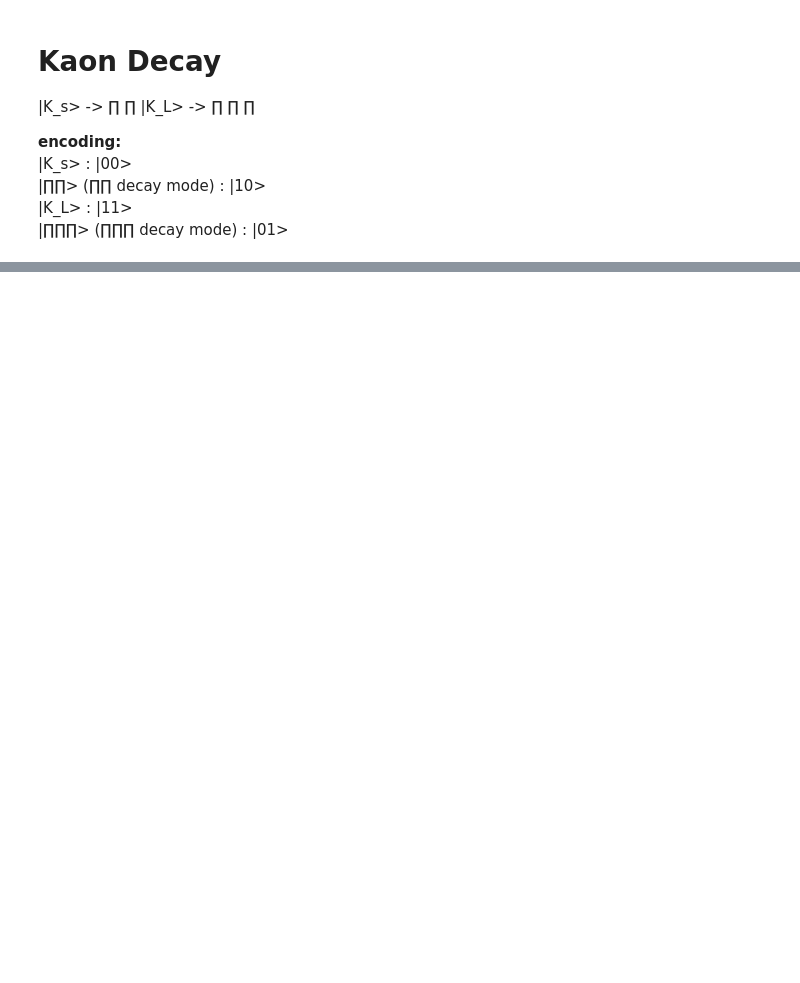
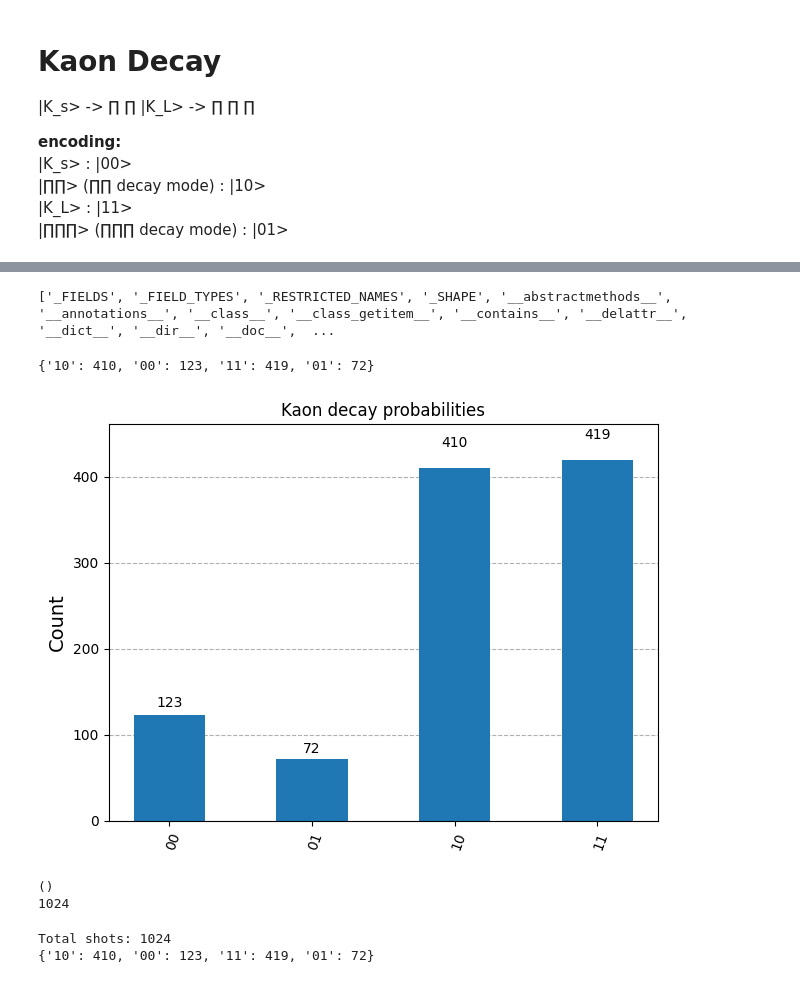
Before and after one commit to AshisNayak-quantum/Neutrino-Oscillations-kaon-decay-SRFP2025, a Jupyter notebook: code/Neutrino_oscillation_and_kaon_decay.ipynb, the cells around one changed output, grey strips where cells are left out. Drawn from its saved outputs; the diff is of its cells as text; code cells hidden in the pictures; blank space fills up the shorter version.

```diff
--- a/code/Neutrino_oscillation_and_kaon_decay.ipynb
+++ b/code/Neutrino_oscillation_and_kaon_decay.ipynb
@@ -102,0 +115,45 @@ plot_histogram(counts, title="Kaon decay probabilities", bar_labels=True)
+# %%
+service = QiskitRuntimeService(channel="ibm_quantum")
+backend = service.least_busy(operational=True, simulator=False)
+pm = generate_preset_pass_manager(backend=backend, optimization_level=1)
+isa_circuit = pm.run(qk)
+
+# 3. Run with Sampler
+sampler = Sampler(backend)
+job = sampler.run([isa_circuit],shots=SHOTS)
+result = job.result()
+# Check available attributes on the DataBin
+print(dir(result[0].data))
+# 4. Extract counts
+# %% [output]
+['_FIELDS', '_FIELD_TYPES', '_RESTRICTED_NAMES', '_SHAPE', '__abstractmethods__', '__annotations__', '__class__', '__class_getitem__', '__contains__', '__delattr__', '__dict__', '__dir__', '__doc__',  ...
+# %%
+counts = result[0].data.c25.get_counts()
+print(counts)
+# %% [output]
+{'10': 410, '00': 123, '11': 419, '01': 72}
+# %%
+plot_histogram(counts, title="Kaon decay probabilities", bar_labels=True)
+# %% [output]
+[figure, added]
+# %%
+bit_array = list(result[0].data.values())[0]
+print(bit_array.shape)   # should be () for a single circuit
+print(bit_array.num_shots)  # should be 1024
+# %% [output]
+()
+1024
+# %%
+bit_array = list(result[0].data.values())[0]
+
+# If shape is non-empty (batched), slice the first circuit
+if bit_array.shape:
+    counts = bit_array[0].get_counts()
+else:
+    counts = bit_array.get_counts()
+
+print(f"Total shots: {sum(counts.values())}")  # verify it's 1024
+print(counts)
+# %% [output]
+Total shots: 1024
+{'10': 410, '00': 123, '11': 419, '01': 72}
```
Also changed, not shown: parts of 6 cells of this notebook.
